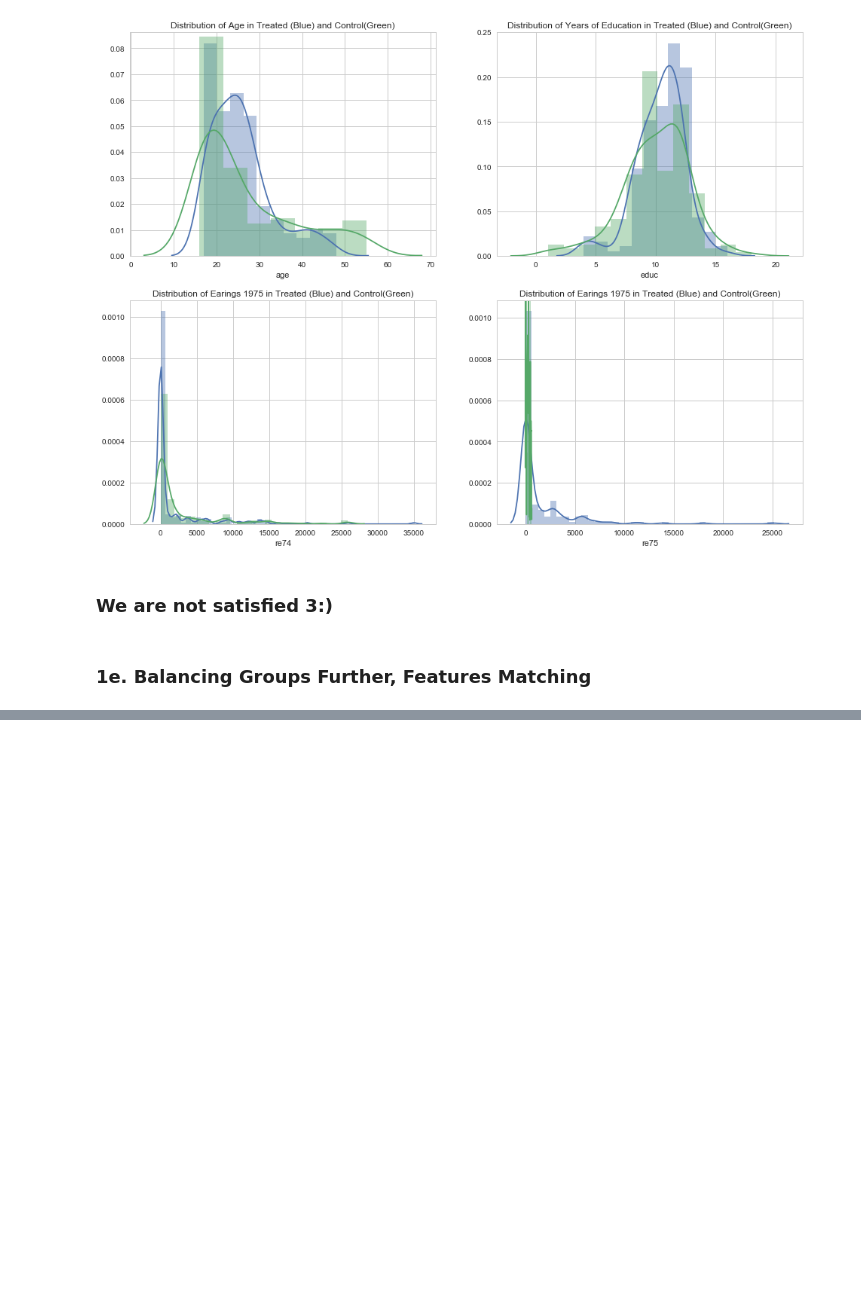
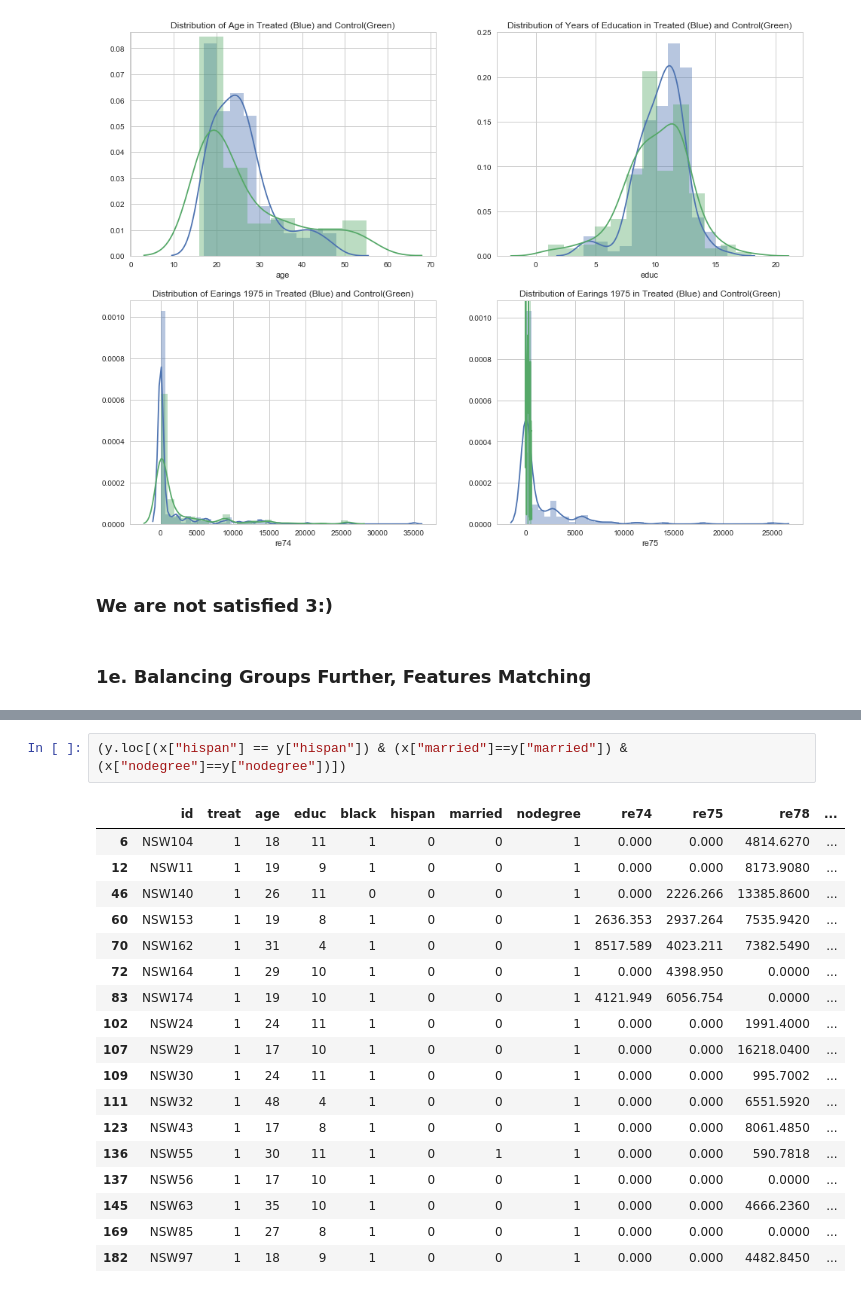
Before and after one commit to sanadhis/ADA-2017, a Jupyter notebook: 04 - Applied ML/Homework04.ipynb, the cells around one changed output, grey strips where cells are left out. Saved outputs shown, nothing was run; the diff lists cells and outputs as text; blank space fills up the shorter version.

```diff
--- a/04 - Applied ML/Homework04.ipynb
+++ b/04 - Applied ML/Homework04.ipynb
@@ -595,0 +637,21 @@ ax4.set_title("Distribution of Earings 1975 in Treated (Blue) and Control(Green)
+# %%
+(y.loc[(x["hispan"] == y["hispan"]) & (x["married"]==y["married"]) & (x["nodegree"]==y["nodegree"])])
+# %% [output]
+|  | id | treat | age | educ | black | hispan | married | nodegree | re74 | re75 | re78 | ... |
+| 6 | NSW104 | 1 | 18 | 11 | 1 | 0 | 0 | 1 | 0.000 | 0.000 | 4814.6270 | ... |
+| 12 | NSW11 | 1 | 19 | 9 | 1 | 0 | 0 | 1 | 0.000 | 0.000 | 8173.9080 | ... |
+| 46 | NSW140 | 1 | 26 | 11 | 0 | 0 | 0 | 1 | 0.000 | 2226.266 | 13385.8600 | ... |
+| 60 | NSW153 | 1 | 19 | 8 | 1 | 0 | 0 | 1 | 2636.353 | 2937.264 | 7535.9420 | ... |
+| 70 | NSW162 | 1 | 31 | 4 | 1 | 0 | 0 | 1 | 8517.589 | 4023.211 | 7382.5490 | ... |
+| 72 | NSW164 | 1 | 29 | 10 | 1 | 0 | 0 | 1 | 0.000 | 4398.950 | 0.0000 | ... |
+| 83 | NSW174 | 1 | 19 | 10 | 1 | 0 | 0 | 1 | 4121.949 | 6056.754 | 0.0000 | ... |
+| 102 | NSW24 | 1 | 24 | 11 | 1 | 0 | 0 | 1 | 0.000 | 0.000 | 1991.4000 | ... |
+| 107 | NSW29 | 1 | 17 | 10 | 1 | 0 | 0 | 1 | 0.000 | 0.000 | 16218.0400 | ... |
+| 109 | NSW30 | 1 | 24 | 11 | 1 | 0 | 0 | 1 | 0.000 | 0.000 | 995.7002 | ... |
+| 111 | NSW32 | 1 | 48 | 4 | 1 | 0 | 0 | 1 | 0.000 | 0.000 | 6551.5920 | ... |
+| 123 | NSW43 | 1 | 17 | 8 | 1 | 0 | 0 | 1 | 0.000 | 0.000 | 8061.4850 | ... |
+| 136 | NSW55 | 1 | 30 | 11 | 1 | 0 | 1 | 1 | 0.000 | 0.000 | 590.7818 | ... |
+| 137 | NSW56 | 1 | 17 | 10 | 1 | 0 | 0 | 1 | 0.000 | 0.000 | 0.0000 | ... |
+| 145 | NSW63 | 1 | 35 | 10 | 1 | 0 | 0 | 1 | 0.000 | 0.000 | 4666.2360 | ... |
+| 169 | NSW85 | 1 | 27 | 8 | 1 | 0 | 0 | 1 | 0.000 | 0.000 | 0.0000 | ... |
+| 182 | NSW97 | 1 | 18 | 9 | 1 | 0 | 0 | 1 | 0.000 | 0.000 | 4482.8450 | ... |
```
Also changed, not shown: parts of 3 cells of this notebook.
